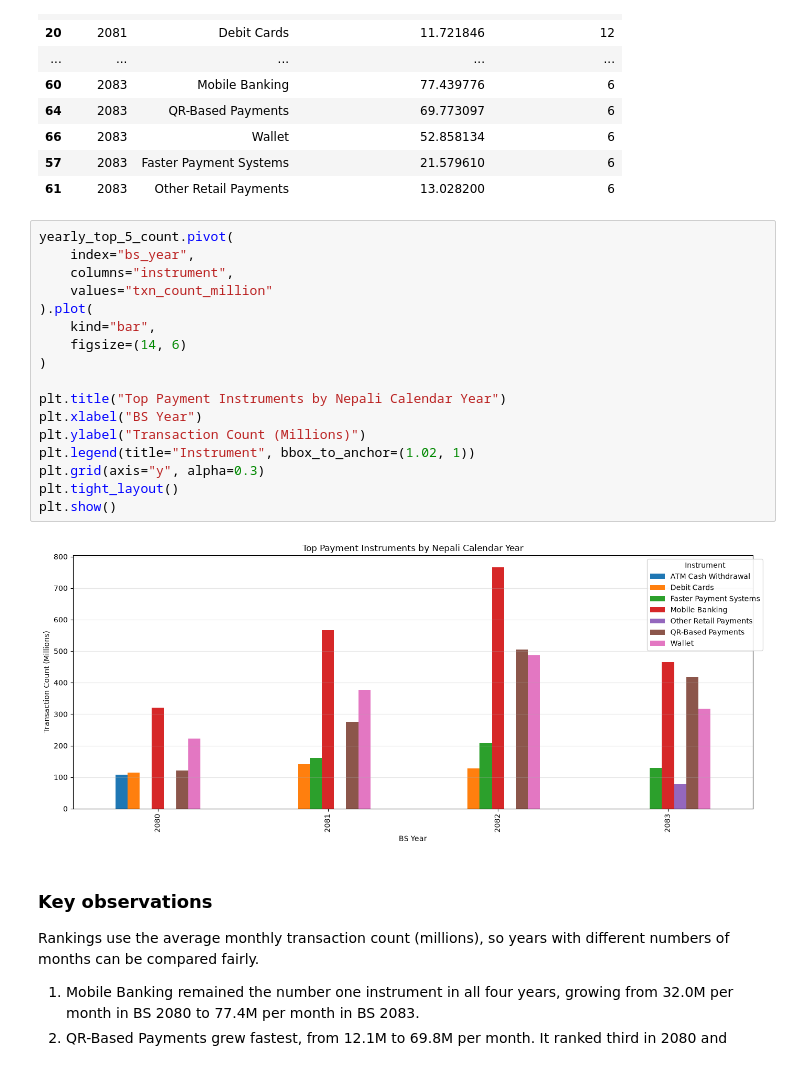
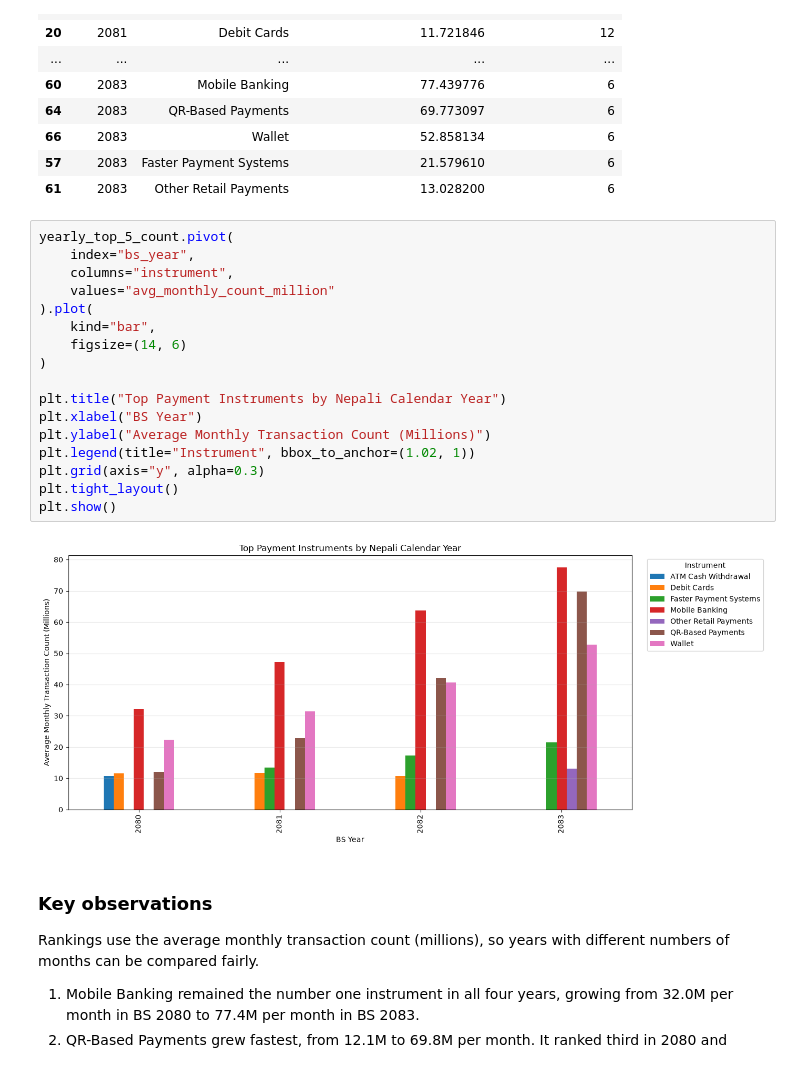
Before and after one commit to Srijan0113/Nepal_Online_Payment_System, a Jupyter notebook: Python/02_transaction_trend_analysis.ipynb, the cells around one changed output. Saved outputs shown, nothing was run; the diff lists cells and outputs as text.

```diff
--- a/Python/02_transaction_trend_analysis.ipynb
+++ b/Python/02_transaction_trend_analysis.ipynb
@@ -1078,22 +1103,22 @@ yearly_top_5_count[["bs_year", "instrument", "avg_monthly_count_million", "month
 # %%
 yearly_top_5_count.pivot(
     index="bs_year",
     columns="instrument",
-    values="txn_count_million"
+    values="avg_monthly_count_million"
 ).plot(
     kind="bar",
     figsize=(14, 6)
 )
 
 plt.title("Top Payment Instruments by Nepali Calendar Year")
 plt.xlabel("BS Year")
-plt.ylabel("Transaction Count (Millions)")
+plt.ylabel("Average Monthly Transaction Count (Millions)")
 plt.legend(title="Instrument", bbox_to_anchor=(1.02, 1))
 plt.grid(axis="y", alpha=0.3)
 plt.tight_layout()
 plt.show()
 # %% [output]
-[figure, old version]
+[figure, new version]
 # %% [markdown]
 ### Key observations
 Rankings use the average monthly transaction count (millions), so years with different numbers of months can be compared fairly.
```
Also changed, not shown: parts of 2 cells of this notebook.
